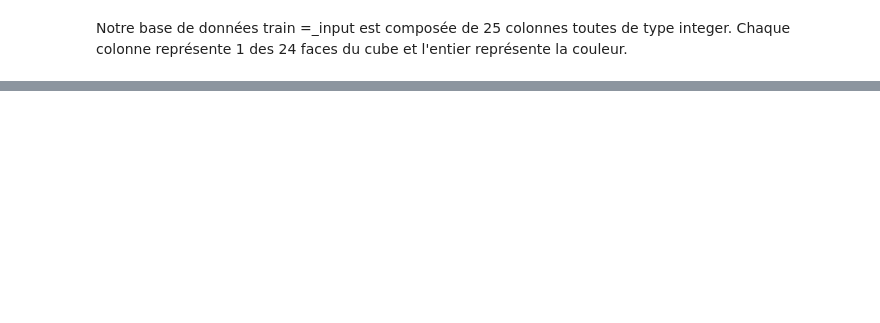
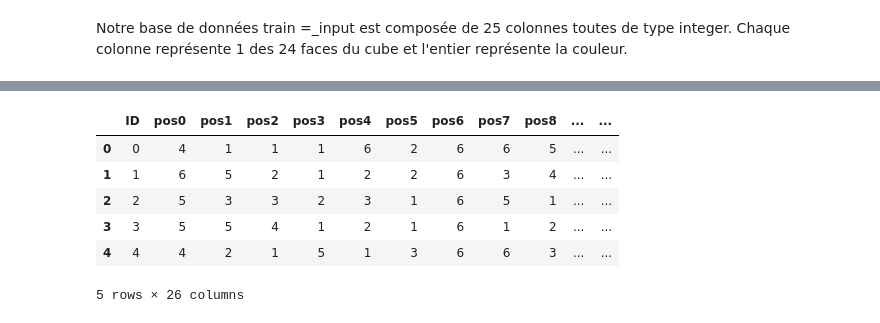
Before and after one commit to tintamaria95/MLProject-Rubik-s-Cube, a Jupyter notebook: projetML.ipynb, the cells around one changed output, grey strips where cells are left out. Drawn from its saved outputs; the diff is of its cells as text; code cells hidden in the pictures; blank space fills up the shorter version.

```diff
--- a/projetML.ipynb
+++ b/projetML.ipynb
@@ -117,0 +323,12 @@ array([[1266419,       2,       2,       4,       4,       1,       1,
+# %%
+# création de dmodif
+dmodif = pd.concat([pd.read_csv("train_input.csv"), pd.read_csv("train_output.csv").drop(['ID'], axis=1)], axis=1).copy()
+display(dmodif.head())
+# %% [output]
+|  | ID | pos0 | pos1 | pos2 | pos3 | pos4 | pos5 | pos6 | pos7 | pos8 | ... | ... |
+| 0 | 0 | 4 | 1 | 1 | 1 | 6 | 2 | 6 | 6 | 5 | ... | ... |
+| 1 | 1 | 6 | 5 | 2 | 1 | 2 | 2 | 6 | 3 | 4 | ... | ... |
+| 2 | 2 | 5 | 3 | 3 | 2 | 3 | 1 | 6 | 5 | 1 | ... | ... |
+| 3 | 3 | 5 | 5 | 4 | 1 | 2 | 1 | 6 | 1 | 2 | ... | ... |
+| 4 | 4 | 4 | 2 | 1 | 5 | 1 | 3 | 6 | 6 | 3 | ... | ... |
+5 rows × 26 columns
```
Also changed, not shown: parts of 42 cells of this notebook, 4 other files.
